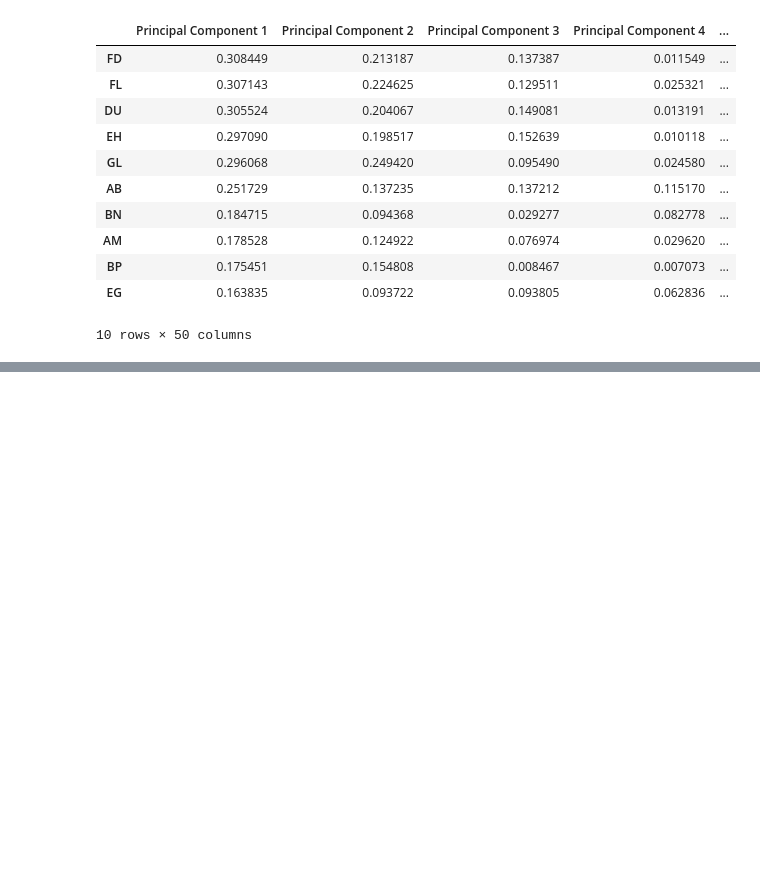
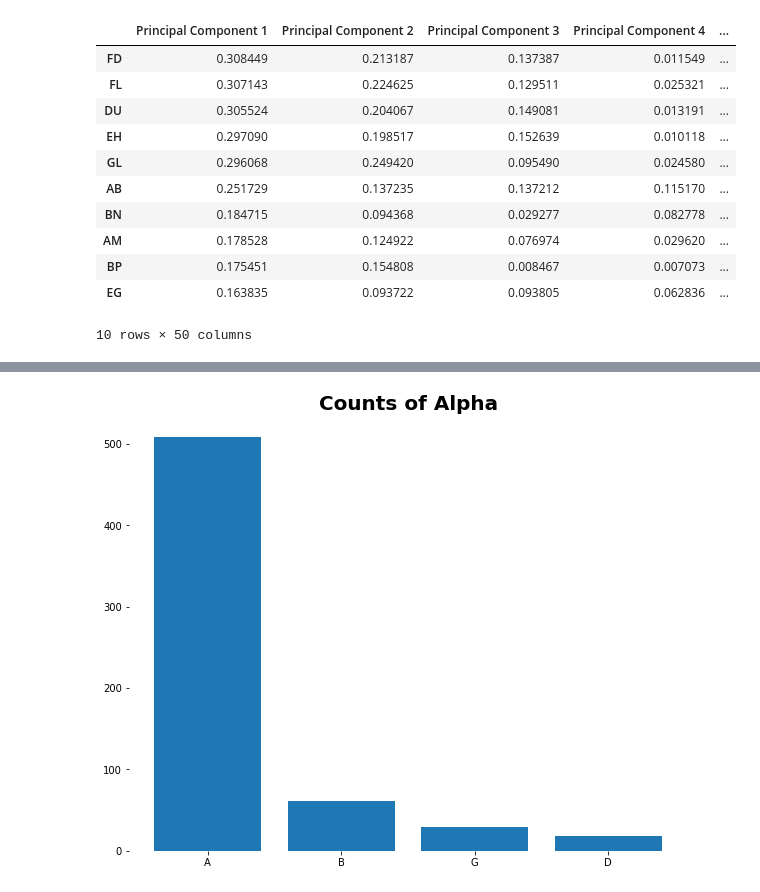
Before and after one commit to ClayGendron/icr-identify-age-related-conditions-kaggle, a Jupyter notebook: icr_eda.ipynb, the cells around one changed output, grey strips where cells are left out. Cells and saved outputs as stored; diff of their text form; code cells hidden in the pictures; blank space fills up the shorter version.

```diff
--- a/icr_eda.ipynb
+++ b/icr_eda.ipynb
@@ -264,0 +276,9 @@ OMP: Info #276: omp_set_nested routine deprecated, please use omp_set_max_active
+# %%
+# plot Alpha counts
+plt.figure(figsize = (10, 8))
+plt.title('Counts of Alpha', fontdict = font_dict_header)
+plt.box(False)
+plt.bar(x = train_with_greeks_df['Alpha'].value_counts().index, height = train_with_greeks_df['Alpha'].value_counts())
+plt.show()
+# %% [output]
+[figure, added]
```
Also changed, not shown: parts of 8 cells of this notebook, 4 other files.
